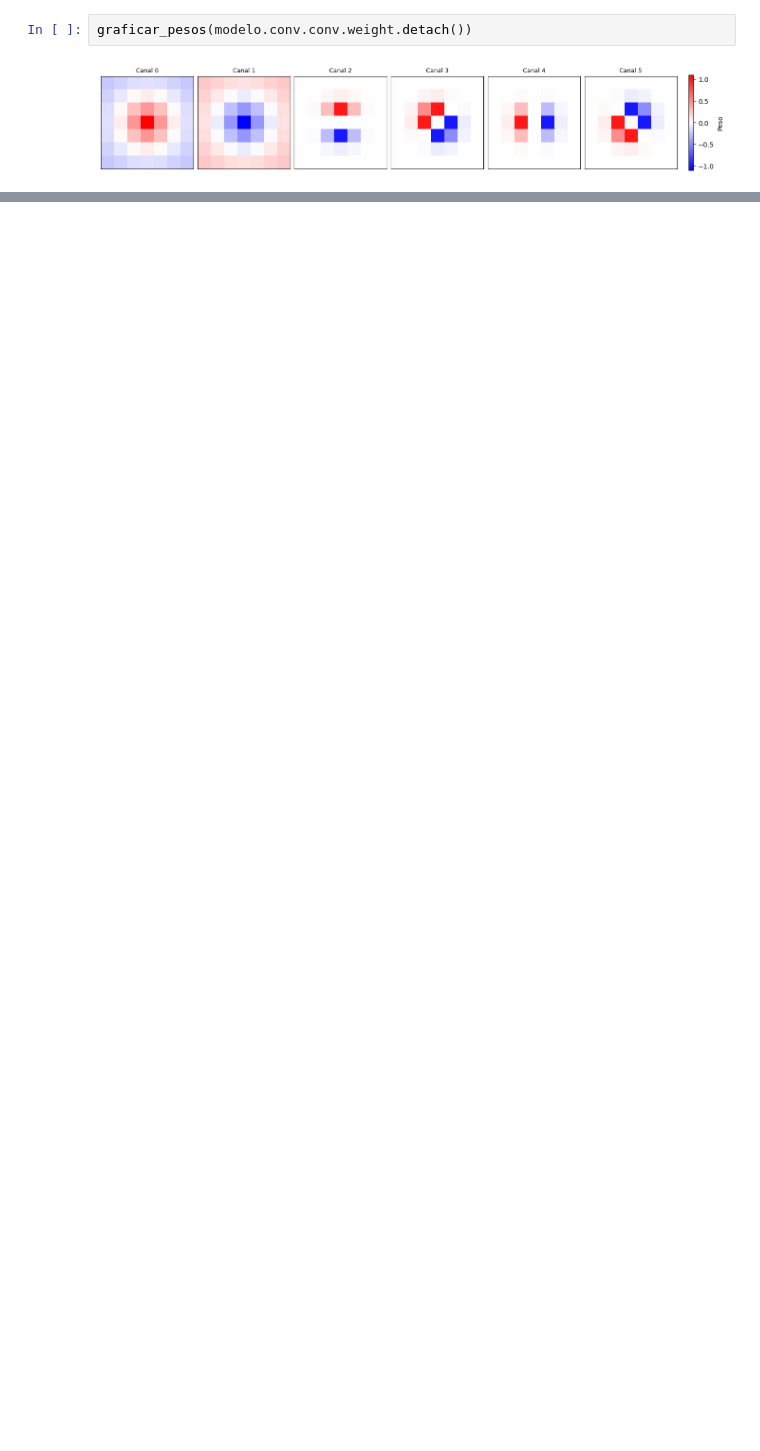
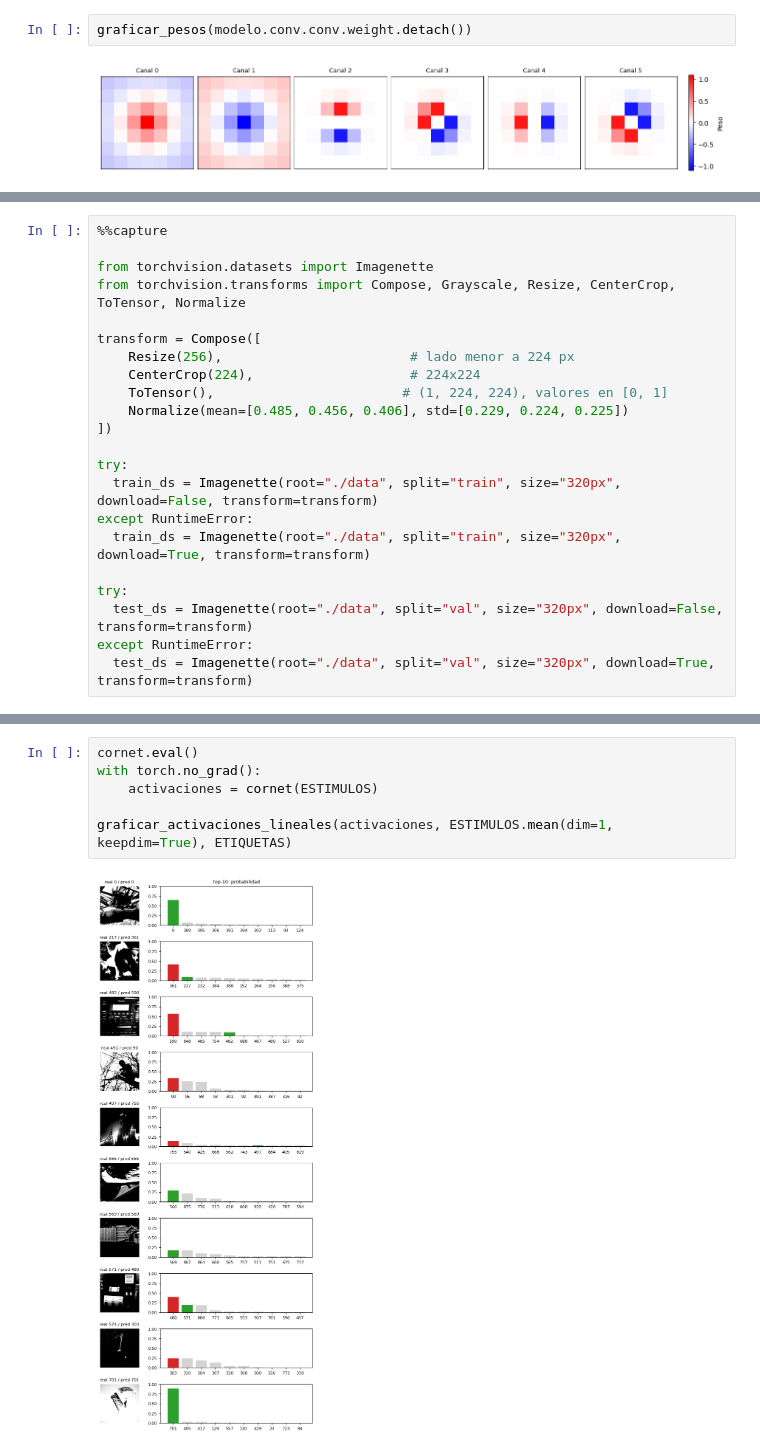
Before and after one commit to MaestriaCienciasCognitivas/ncc, a Jupyter notebook: book/notebooks/S5_Practico4.ipynb, the cells around one changed output, grey strips where cells are left out. Drawn from its saved outputs; the diff is of its cells as text; blank space fills up the shorter version.

```diff
--- a/book/notebooks/S5_Practico4.ipynb
+++ b/book/notebooks/S5_Practico4.ipynb
@@ -444,0 +551,22 @@ Efecutá la celda siguiente para ver las activaciones de las diversas capas de l
+# %%
+%%capture
+
+from torchvision.datasets import Imagenette
+from torchvision.transforms import Compose, Grayscale, Resize, CenterCrop, ToTensor, Normalize
+
+transform = Compose([
+    Resize(256),                        # lado menor a 224 px
+    CenterCrop(224),                    # 224x224
+    ToTensor(),                        # (1, 224, 224), valores en [0, 1]
+    Normalize(mean=[0.485, 0.456, 0.406], std=[0.229, 0.224, 0.225])
+])
+
+try:
+  train_ds = Imagenette(root="./data", split="train", size="320px", download=False, transform=transform)
+except RuntimeError:
+  train_ds = Imagenette(root="./data", split="train", size="320px", download=True, transform=transform)
+
+try:
+  test_ds = Imagenette(root="./data", split="val", size="320px", download=False, transform=transform)
+except RuntimeError:
+  test_ds = Imagenette(root="./data", split="val", size="320px", download=True, transform=transform)
@@ -444,0 +591,8 @@ Efecutá la celda siguiente para ver las activaciones de las diversas capas de l
+# %%
+cornet.eval()
+with torch.no_grad():
+    activaciones = cornet(ESTIMULOS)
+
+graficar_activaciones_lineales(activaciones, ESTIMULOS.mean(dim=1, keepdim=True), ETIQUETAS)
+# %% [output]
+[figure, added]
```
Also changed, not shown: parts of 25 cells of this notebook.
